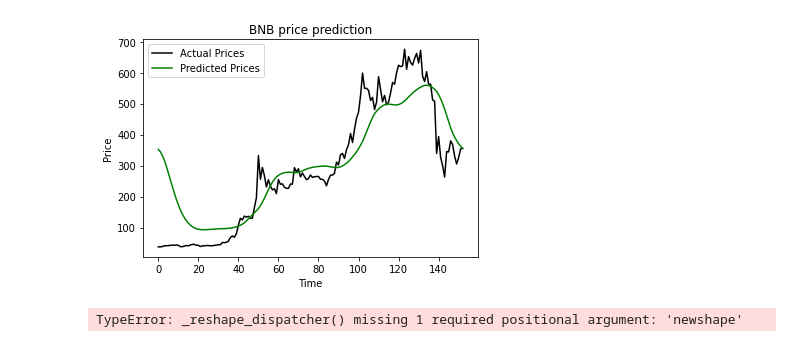
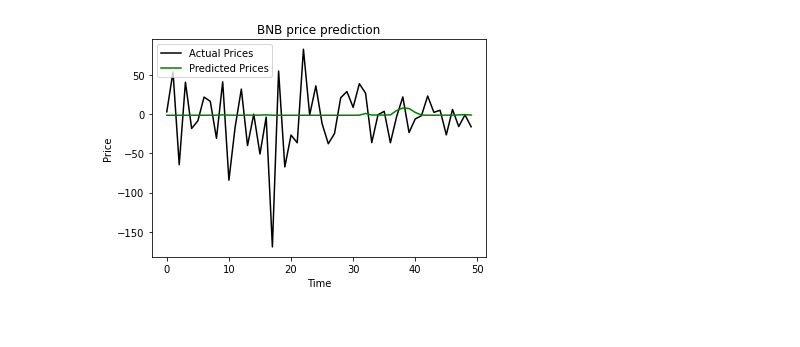
Before and after one commit to akhil14shukla/Crypto-Prediction, a Jupyter notebook: Crypto_2.ipynb, the cells around one changed output. Cells and saved outputs as stored; diff of their text form; code cells hidden in the pictures.

Commit message:
Improving LSTM model using data transformation

```diff
--- a/Crypto_2.ipynb
+++ b/Crypto_2.ipynb
@@ -13,6 +13,17 @@ crypto_currency = 'BNB'
 against_currency ='USD'
 # %%
 start = dt.datetime(2021,1,1)
-end = dt.datetime.now()
+end = dt.datetime.now()-dt.timedelta(days=50)
 # %%
 data = web.DataReader(f'{crypto_currency}-{against_currency}','yahoo',start, end)
+# %%
+def difference(dataset, interval=1):
+	diff = pd.Series()
+	for i in range(interval, len(dataset)):
+		value = (dataset[i] - dataset[i - interval])
+		value = pd.Series(value,index=[dataset.index[i]])
+		diff = diff.append(value)#,index = [dataset[i].index])
+	return diff
+# %%
+new = difference(data['Close'])
+new
@@ -19,15 +43,16 @@ data = web.DataReader(f'{crypto_currency}-{against_currency}','yahoo',start, end
 # %%
 # Prepare Data
 scaler = MinMaxScaler(feature_range=(0,1))
-scaled_data = scaler.fit_transform(data['Close'].values.reshape(-1,1))
-
-prediction_days = 30
+# scaled_data = scaler.fit_transform(data['Close'].values.reshape(-1,1))
+scaled_data = new.to_numpy()
+# new = difference((data['Close'],1)
+prediction_days = 10
 future_days=0
 x_train, y_train = [], []
 
 for x in range(prediction_days, len(scaled_data)-future_days):
-    x_train.append(scaled_data[x-prediction_days:x,0])
-    y_train.append(scaled_data[x+future_days,0])
+    x_train.append(scaled_data[x-prediction_days:x])
+    y_train.append(scaled_data[x+future_days])
 x_train, y_train = np.array(x_train), np.array(y_train)
 x_train = np.reshape(x_train, (x_train.shape[0], x_train.shape[1],1))
 # y_train = np.reshape(y_train, (y_train.shape[0], y_train.shape[1],1))
@@ -70,41 +93,40 @@ Epoch 25/25
 <tensorflow.python.keras.callbacks.History at 0x...>
 # %%
-test_start = dt.datetime(2021,1,1)
+test_start = dt.datetime.now()-dt.timedelta(days=50)
 test_end = dt.datetime.now()
 
 test_data = web.DataReader(f'{crypto_currency}-{against_currency}','yahoo', test_start, test_end)
-actual_prices = test_data['Close'].values
+actual_prices = difference(test_data['Close']).to_numpy()
 
 total_dataset = pd.concat((data['Close'],test_data['Close']),axis=0)
-model_inputs = total_dataset[len(total_dataset) - len(test_data)-prediction_days:].values
-model_inputs = model_inputs.reshape(-1,1)
-model_inputs = scaler.fit_transform(model_inputs)
+model_inputs = total_dataset[len(total_dataset) - len(test_data)-prediction_days:]
+model_inputs=difference(model_inputs)
+model_inputs = model_inputs.to_numpy()
+# model_inputs = scaler.fit_transform(model_inputs)
+
 
 x_test = []
 for x in range(prediction_days, len(model_inputs)):
-    x_test.append(model_inputs[x-prediction_days:x,0])
+    x_test.append(model_inputs[x-prediction_days:x])
 x_test = np.array(x_test)
 x_test = np.reshape(x_test, (x_test.shape[0], x_test.shape[1],1))
 
 prediction_prices = model.predict(x_test)
-prediction_prices = scaler.inverse_transform(prediction_prices)
+# prediction_prices = scaler.inverse_transform(prediction_prices)
 plt.plot(actual_prices,color='black', label='Actual Prices')
 plt.plot(prediction_prices, color='green', label='Predicted Prices')
 plt.title(f'{crypto_currency} price prediction')
 plt.xlabel('Time')
 plt.ylabel('Price')
 plt.legend(loc='upper left')
 plt.show()
 # %% [output]
-[figure, old version]
+[figure, new version]
 # %%
-# Predict Next Day
-real_data = [model_inputs[len(model_inputs) +1 - prediction_days: len(model_inputs) + 1,0]]
-real_data = np.reshape(real_data)
-real_data = np.reshape(real_data, (real_data.shape[0], real_data.shape[1],1))
-
-prediction = model.predict(real_data)
-prediction = scaler.inverse_transform(prediction)
-print()
+# # Predict Next Day
+# real_data = [model_inputs[len(model_inputs) +1 - prediction_days: len(model_inputs) + 1,0]]
+# real_data = np.reshape(real_data,-1)
+# real_data = np.reshape(real_data, (real_data.shape))
+# prediction = model.predict(real_data)
+# prediction = scaler.inverse_transform(prediction)
+# print()
-# %% [output]
-TypeError: _reshape_dispatcher() missing 1 required positional argument: 'newshape'
```
Also changed, not shown: parts of 7 cells of this notebook.
